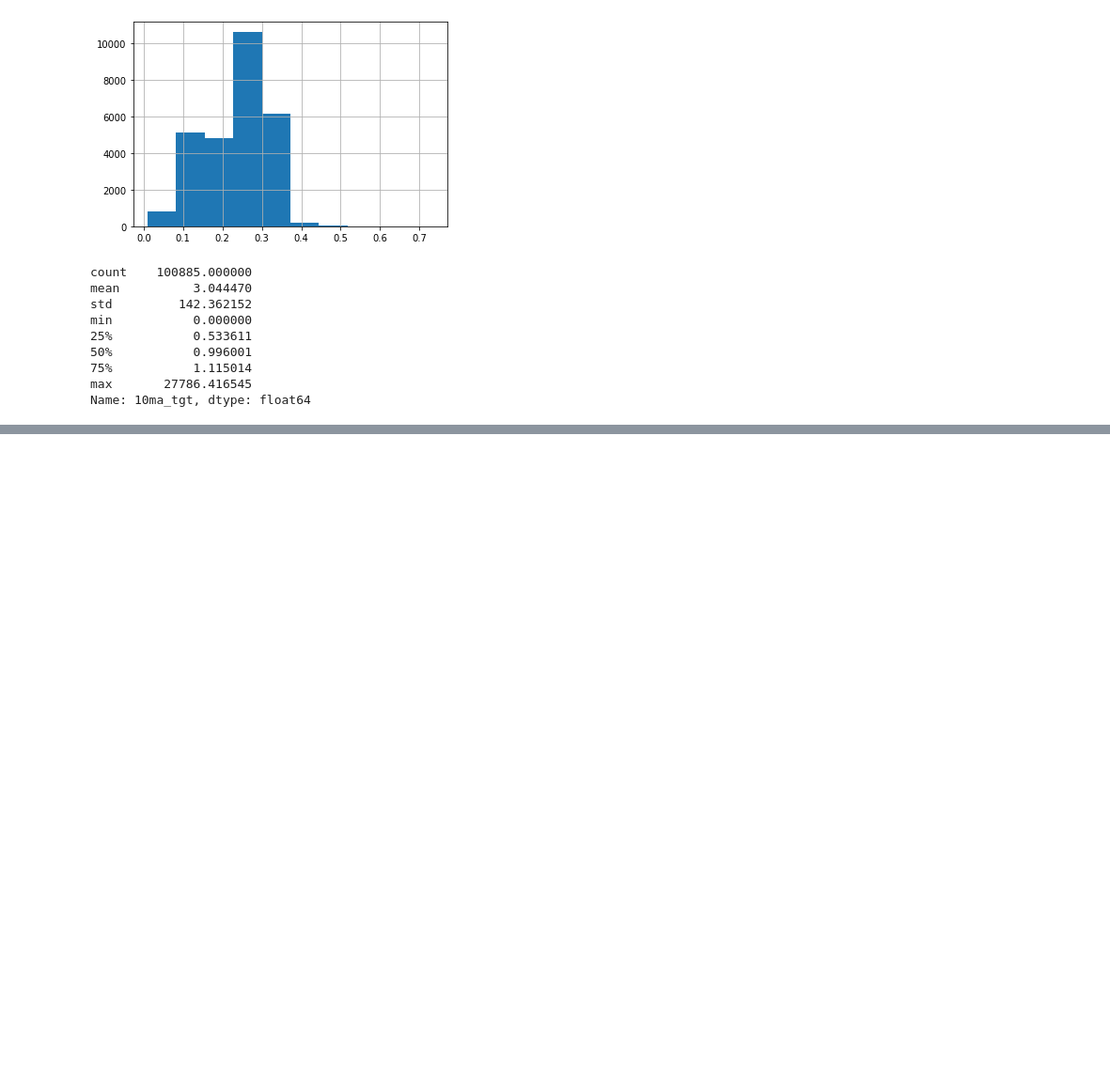
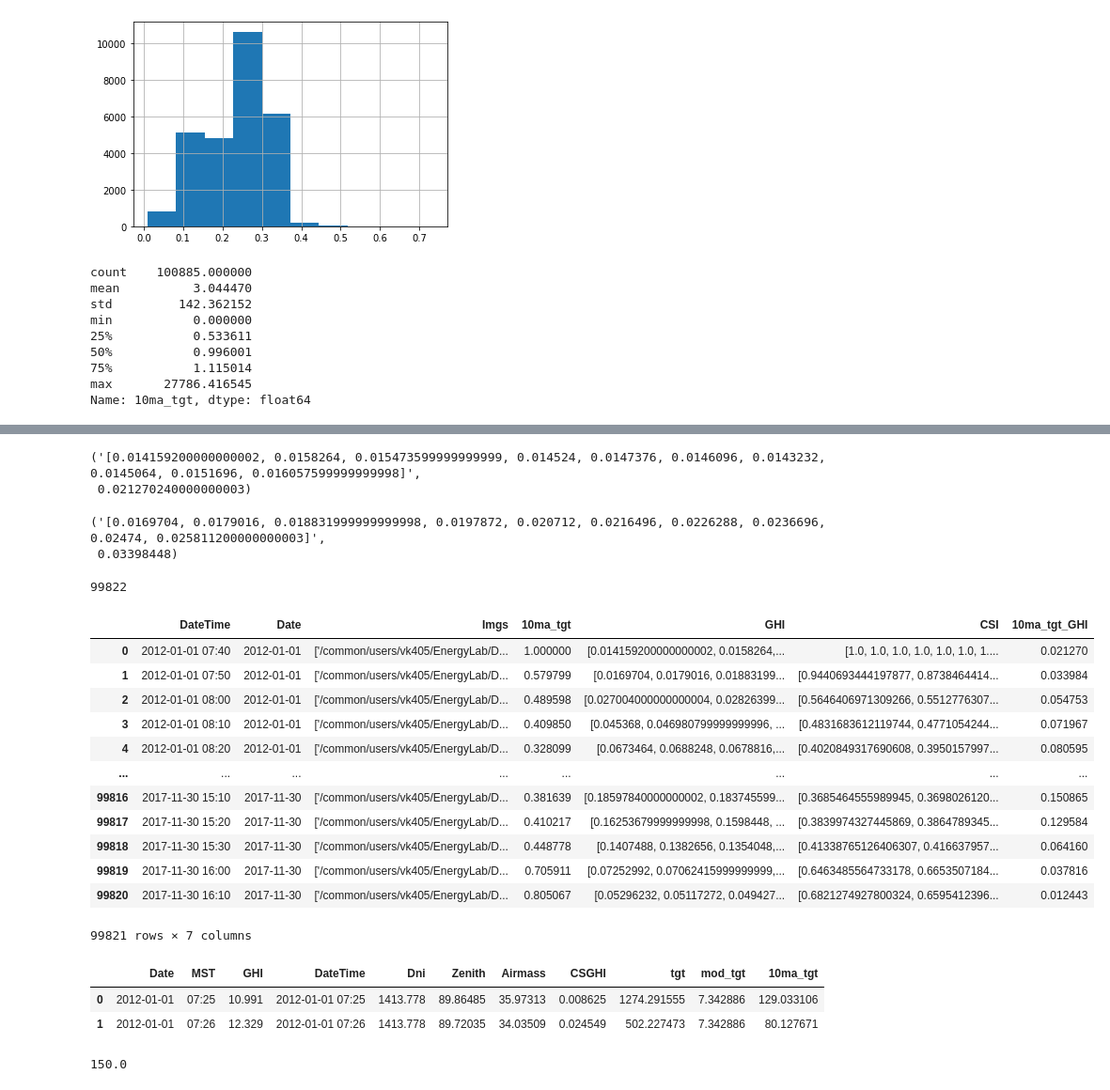
Before and after one commit to vin136/Solar-forcast, a Jupyter notebook: nbs/CSI.ipynb, the cells around one changed output, grey strips where cells are left out. Shown: that part at 94% size. Cells and saved outputs as stored; diff of their text form; code cells hidden in the pictures; blank space fills up the shorter version.

```diff
--- a/nbs/CSI.ipynb
+++ b/nbs/CSI.ipynb
@@ -627,0 +758,3 @@ Name: 10ma_tgt, dtype: float64
+# %%
+df = pd.read_csv(os.path.join(data_dir,'rawdata.csv'))
+df.head(2)
@@ -627,0 +778,18 @@ Name: 10ma_tgt, dtype: float64
+# %%
+df['10ma_tgt_GHI'] = df['GHI'].apply(lambda x: np.mean(eval(x))).shift(-1)
+# %%
+df.iloc[0]['GHI'],df.iloc[0]['10ma_tgt_GHI']
+# %% [output]
+('[0.014159200000000002, 0.0158264, 0.015473599999999999, 0.014524, 0.0147376, 0.0146096, 0.0143232, 0.0145064, 0.0151696, 0.016057599999999998]',
+ 0.021270240000000003)
+# %%
+df.iloc[1]['GHI'],df.iloc[1]['10ma_tgt_GHI']
+# %% [output]
+('[0.0169704, 0.0179016, 0.018831999999999998, 0.0197872, 0.020712, 0.0216496, 0.0226288, 0.0236696, 0.02474, 0.025811200000000003]',
+ 0.03398448)
+# %%
+len(df)
+# %% [output]
+99822
+# %%
+df.dropna(inplace=True)
@@ -627,0 +798,16 @@ Name: 10ma_tgt, dtype: float64
+# %%
+df
+# %% [output]
+|  | DateTime | Date | Imgs | 10ma_tgt | GHI | CSI | 10ma_tgt_GHI |
+| 0 | 2012-01-01 07:40 | 2012-01-01 | ['/common/users/vk405/EnergyLab/D... | 1.000000 | [0.014159200000000002, 0.0158264,... | [1.0, 1.0, 1.0, 1.0, 1.0, 1.0, 1.... | 0.021270 |
+| 1 | 2012-01-01 07:50 | 2012-01-01 | ['/common/users/vk405/EnergyLab/D... | 0.579799 | [0.0169704, 0.0179016, 0.01883199... | [0.9440693444197877, 0.8738464414... | 0.033984 |
+| 2 | 2012-01-01 08:00 | 2012-01-01 | ['/common/users/vk405/EnergyLab/D... | 0.489598 | [0.027004000000000004, 0.02826399... | [0.5646406971309266, 0.5512776307... | 0.054753 |
+| 3 | 2012-01-01 08:10 | 2012-01-01 | ['/common/users/vk405/EnergyLab/D... | 0.409850 | [0.045368, 0.046980799999999996, ... | [0.4831683612119744, 0.4771054244... | 0.071967 |
+| 4 | 2012-01-01 08:20 | 2012-01-01 | ['/common/users/vk405/EnergyLab/D... | 0.328099 | [0.0673464, 0.0688248, 0.0678816,... | [0.4020849317690608, 0.3950157997... | 0.080595 |
+| ... | ... | ... | ... | ... | ... | ... | ... |
+| 99816 | 2017-11-30 15:10 | 2017-11-30 | ['/common/users/vk405/EnergyLab/D... | 0.381639 | [0.18597840000000002, 0.183745599... | [0.3685464555989945, 0.3698026120... | 0.150865 |
+| 99817 | 2017-11-30 15:20 | 2017-11-30 | ['/common/users/vk405/EnergyLab/D... | 0.410217 | [0.16253679999999998, 0.1598448, ... | [0.3839974327445869, 0.3864789345... | 0.129584 |
+| 99818 | 2017-11-30 15:30 | 2017-11-30 | ['/common/users/vk405/EnergyLab/D... | 0.448778 | [0.1407488, 0.1382656, 0.1354048,... | [0.41338765126406307, 0.416637957... | 0.064160 |
+| 99819 | 2017-11-30 16:00 | 2017-11-30 | ['/common/users/vk405/EnergyLab/D... | 0.705911 | [0.07252992, 0.07062415999999999,... | [0.6463485564733178, 0.6653507184... | 0.037816 |
+| 99820 | 2017-11-30 16:10 | 2017-11-30 | ['/common/users/vk405/EnergyLab/D... | 0.805067 | [0.05296232, 0.05117272, 0.049427... | [0.6821274927800324, 0.6595412396... | 0.012443 |
+99821 rows × 7 columns
@@ -627,0 +816,10 @@ Name: 10ma_tgt, dtype: float64
+# %%
+full.head(2)
+# %% [output]
+|  | Date | MST | GHI | DateTime | Dni | Zenith | Airmass | CSGHI | tgt | mod_tgt | 10ma_tgt |
+| 0 | 2012-01-01 | 07:25 | 10.991 | 2012-01-01 07:25 | 1413.778 | 89.86485 | 35.97313 | 0.008625 | 1274.291555 | 7.342886 | 129.033106 |
+| 1 | 2012-01-01 | 07:26 | 12.329 | 2012-01-01 07:26 | 1413.778 | 89.72035 | 34.03509 | 0.024549 | 502.227473 | 7.342886 | 80.127671 |
+# %%
+0.12*1250
+# %% [output]
+150.0
```
Also changed, not shown: parts of 27 cells of this notebook, 8 other files.
